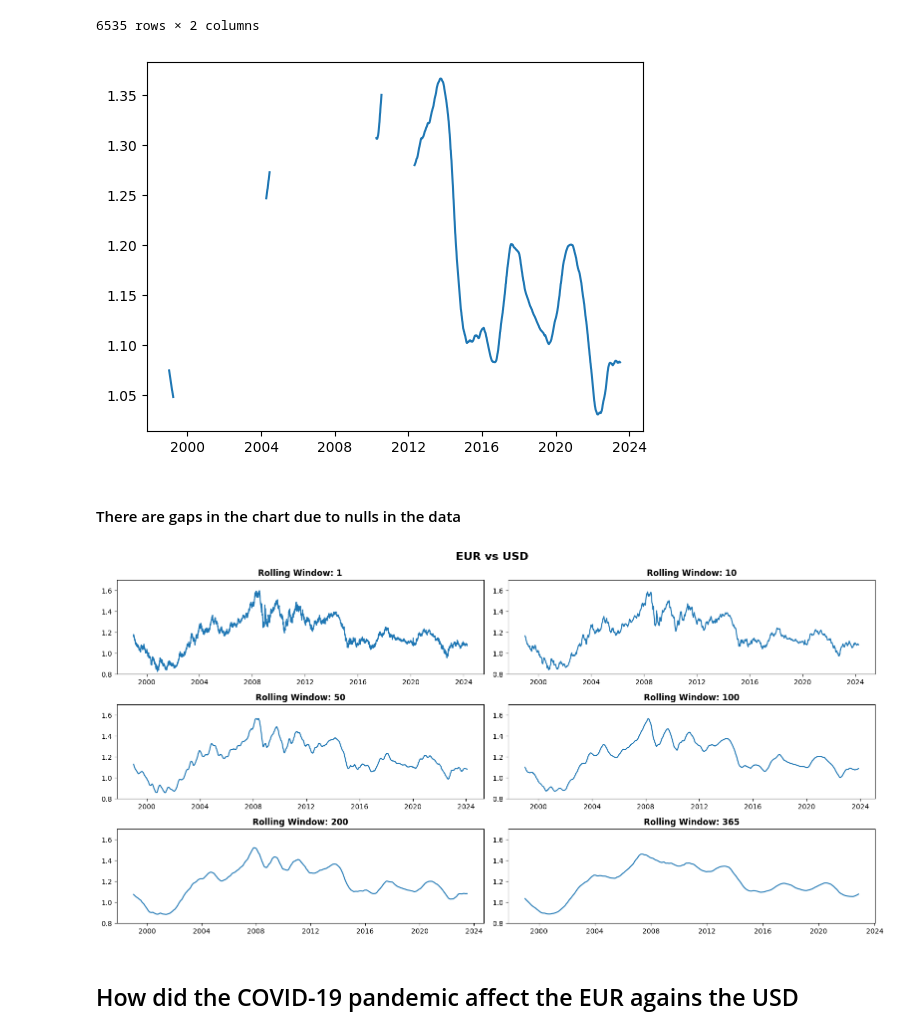
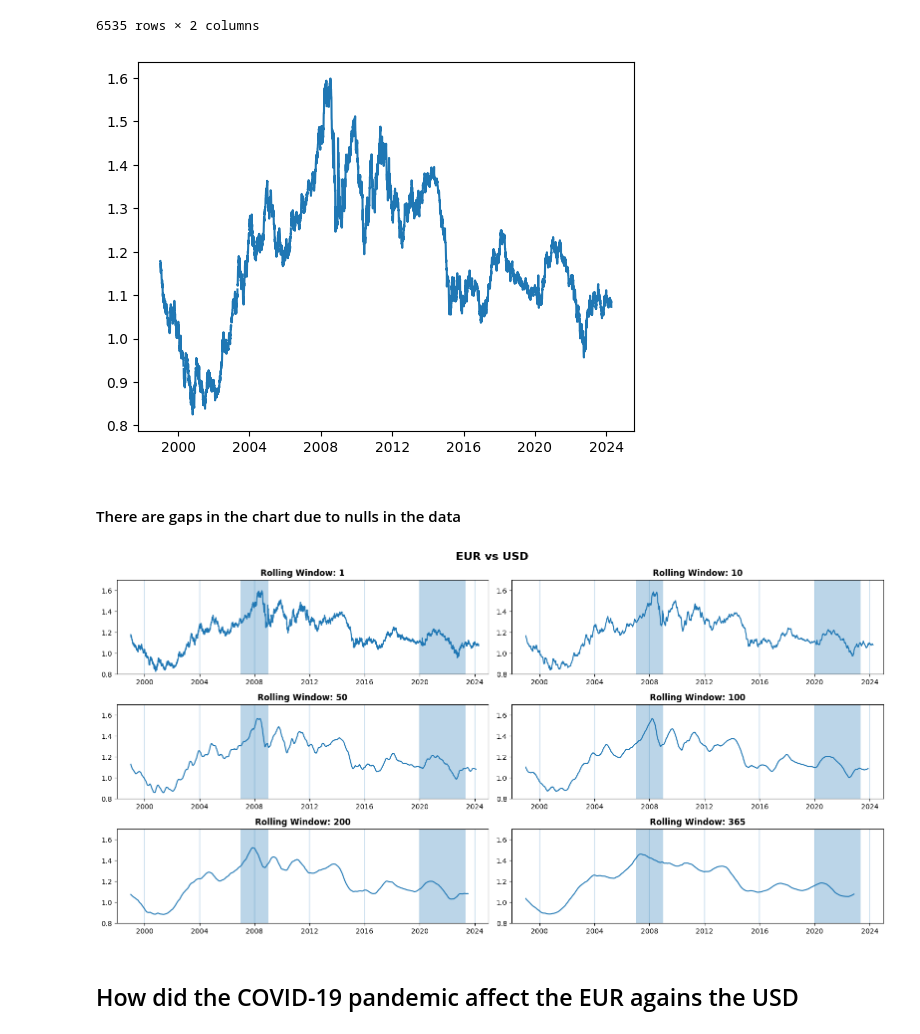
Before and after one commit to kingkingori/Euro-Daily-History, a Jupyter notebook: eurohist.ipynb, the cells around one changed output. Saved outputs shown, nothing was run; the diff lists cells and outputs as text; code cells hidden in the pictures.

```diff
--- a/eurohist.ipynb
+++ b/eurohist.ipynb
@@ -107,10 +109,10 @@ euro_hist_us
 | 6534 | 1999-01-04 | 1.1789 |
 6535 rows × 2 columns
 # %%
-plt.plot(euro_hist_us['date'], euro_hist_us['usd'].rolling(200).mean())
+plt.plot(euro_hist_us['date'], euro_hist_us['usd'].rolling(1).mean())
 plt.show()
 # %% [output]
-[figure, old version]
+[figure, new version]
 # %% [markdown]
 #### There are gaps in the chart due to nulls in the data
 # %%
@@ -119,31 +121,53 @@ euro_hist_us = euro_hist_us[~euro_hist_us['usd'].isna()]
 # %%
 fig, axs = plt.subplots(nrows=3, ncols=2, figsize=(16, 8))
 
 fig.suptitle('EUR vs USD', fontsize=16, weight='bold')
 
 """
 axs[0, 0].plot(euro_hist_us['date'], euro_hist_us['usd'].rolling(1).mean())
 axs[0, 1].plot(euro_hist_us['date'], euro_hist_us['usd'].rolling(10).mean())
 axs[1, 0].plot(euro_hist_us['date'], euro_hist_us['usd'].rolling(50).mean())
 axs[1, 1].plot(euro_hist_us['date'], euro_hist_us['usd'].rolling(100).mean())
 axs[2, 0].plot(euro_hist_us['date'], euro_hist_us['usd'].rolling(200).mean())
 axs[2, 1].plot(euro_hist_us['date'], euro_hist_us['usd'].rolling(365).mean())
 """
-# the above codeblock may be replaced as below
+"""the above codeblock may be replaced as below"""
 
 axs_list = [axs[0, 0], axs[0, 1], axs[1, 0], axs[1, 1], axs[2, 0], axs[2, 1]]
-windows = [1, 10, 50, 100, 200, 365]
+periods = [1, 10, 50, 100, 200, 365]
 
-for ax, roll in zip(axs_list, windows):
-    ax.plot(euro_hist_us['date'], euro_hist_us['usd'].rolling(roll).mean())
-    ax.set_title(f'Rolling Window: {roll}', weight='bold')
+for ax, period in zip(axs_list, periods):
+    ax.plot(euro_hist_us['date'], euro_hist_us['usd'].rolling(period).mean())
+    ax.set_title(f'Rolling Window: {period}', weight='bold')
 
-    # ax.axvline(x='2020-01-01')
     ax.set_ylim([0.8, 1.7])
+    ax.set_xlim([dt.datetime(1998, 1, 1), dt.datetime(2024, 12, 31)])
+
+    """per year"""
+    # ax.axvline([dt.datetime(yr, 1, 1) for yr in range(2000, 2024, 4)], alpha=0.2)
+    ax.axvline(dt.datetime(2000, 1, 1), alpha=0.2)
+    ax.axvline(dt.datetime(2004, 1, 1), alpha=0.2)
+    ax.axvline(dt.datetime(2008, 1, 1), alpha=0.2)
+    ax.axvline(dt.datetime(2012, 1, 1), alpha=0.2)
+    ax.axvline(dt.datetime(2016, 1, 1), alpha=0.2)
+    ax.axvline(dt.datetime(2020, 1, 1), alpha=0.2)
+    ax.axvline(dt.datetime(2024, 1, 1), alpha=0.2)
+
+    """the housing crisis of '08 and COVID"""
+    ax.axvspan(dt.datetime(2007, 1, 1), dt.datetime(2008, 12, 31), alpha=0.3)
+    ax.axvspan(dt.datetime(2020, 1, 1), dt.datetime(2023, 5, 1), alpha=0.3)
+
+    """Bush, Obama, and Trump presidencies"""
+    # ax.axvspan(dt.datetime(2001, 1, 1), dt.datetime(2009, 1, 1), color='c', ec='y', alpha=0.3)
+    # ax.axvspan(dt.datetime(2009, 1, 1), dt.datetime(2017, 1, 1), color='c', ec='y', alpha=0.3)
+    # ax.axvspan(dt.datetime(2017, 1, 1), dt.datetime(2021, 1, 1), color='c', ec='y', alpha=0.3)
+
+# for ax in axs_list:
+#     ax.axvline([dt.datetime(yr, 1, 1) for yr in range(2000, 2024, 4)], alpha=0.2)
 
 plt.tight_layout()
 plt.show()
 # %% [output]
-[figure, old version]
+[figure, new version]
 # %% [markdown]
 ## How did the COVID-19 pandemic affect the EUR agains the USD
```
Also changed, not shown: parts of 3 cells of this notebook.
